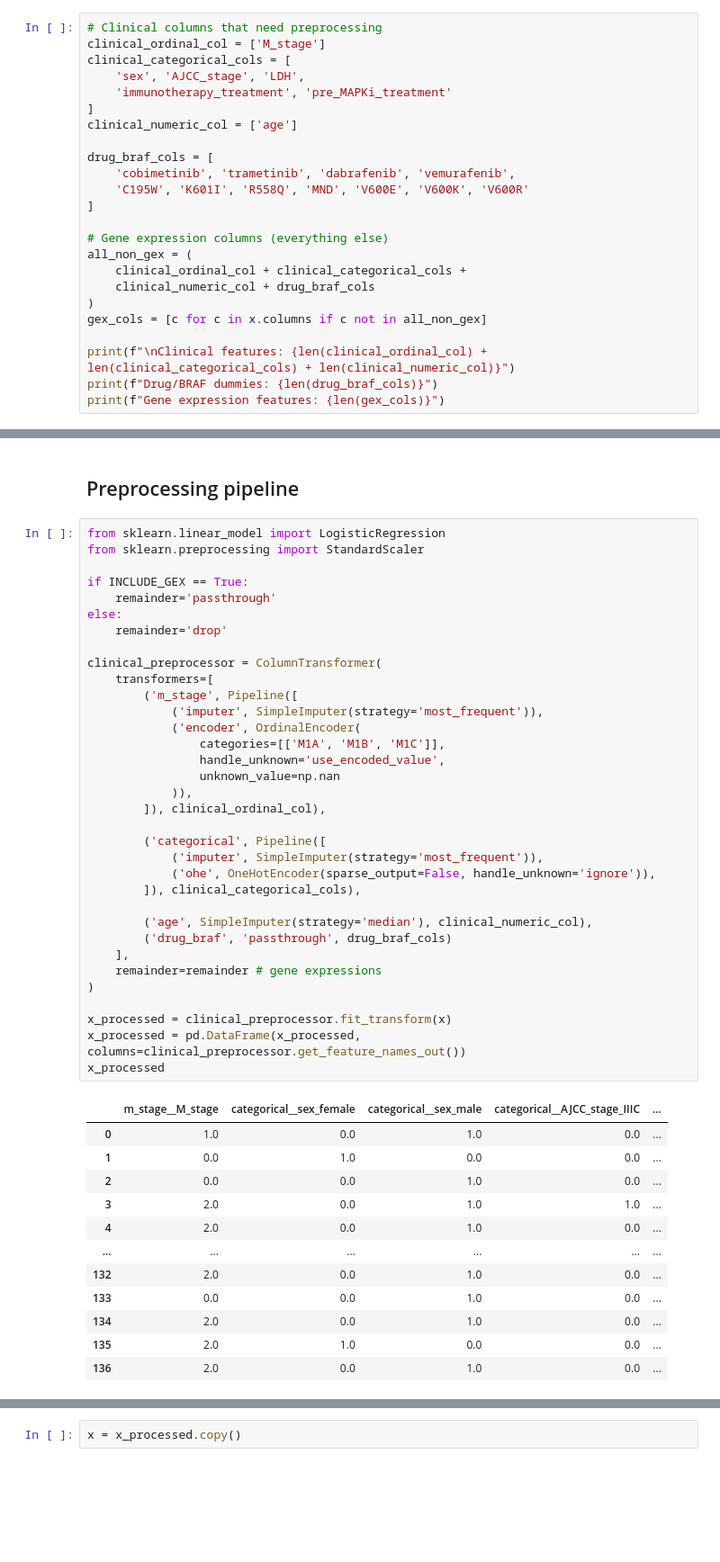
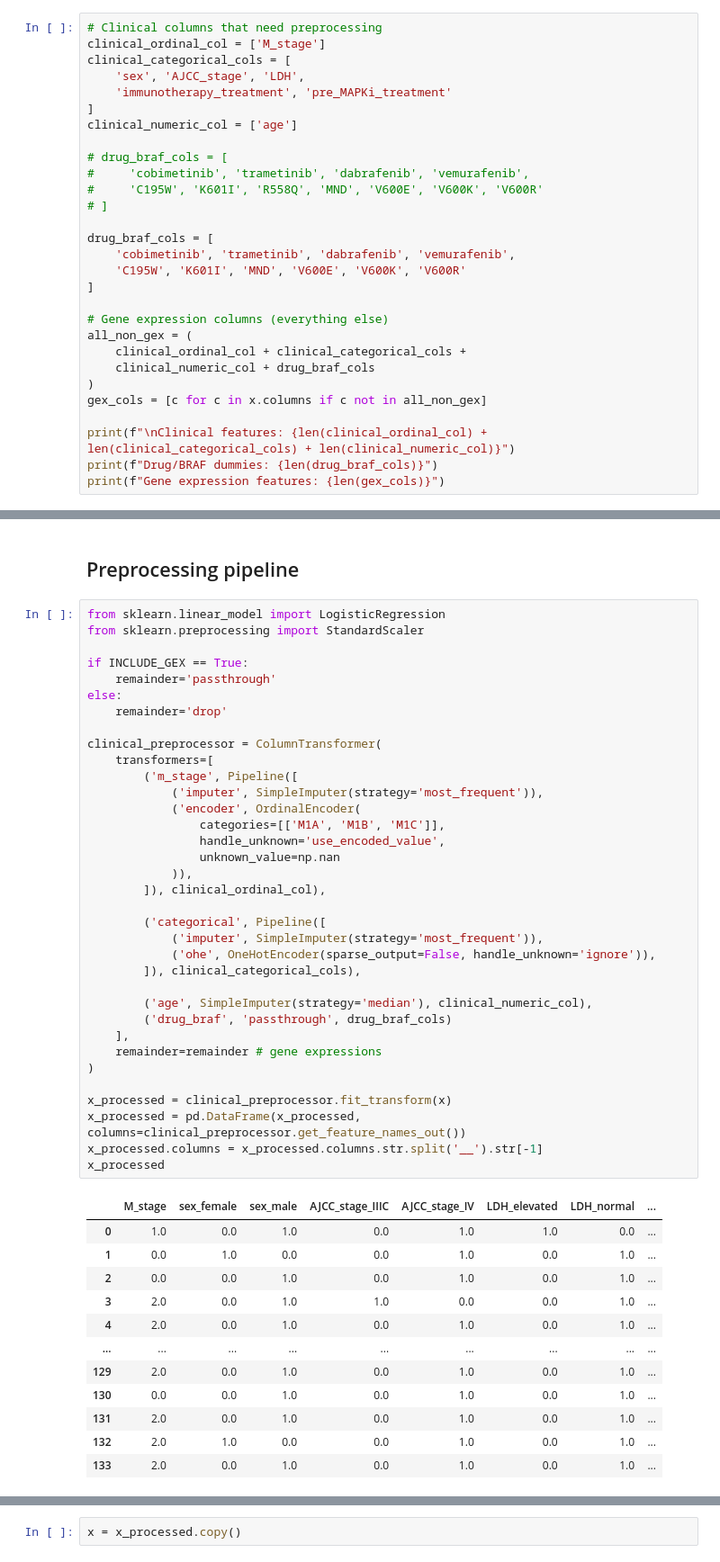
Before and after one commit to dinhhb/modeling_gene_expression, a Jupyter notebook: run-models/5_full_pipeline.ipynb, the cells around one changed output, grey strips where cells are left out. Shown at 90% size. Drawn from its saved outputs; the diff is of its cells as text; blank space fills up the shorter version.

```diff
--- a/run-models/5_full_pipeline.ipynb
+++ b/run-models/5_full_pipeline.ipynb
@@ -65,9 +65,14 @@ clinical_categorical_cols = [
 ]
 clinical_numeric_col = ['age']
 
+# drug_braf_cols = [
+#     'cobimetinib', 'trametinib', 'dabrafenib', 'vemurafenib',
+#     'C195W', 'K601I', 'R558Q', 'MND', 'V600E', 'V600K', 'V600R'
+# ]
+
 drug_braf_cols = [
     'cobimetinib', 'trametinib', 'dabrafenib', 'vemurafenib',
-    'C195W', 'K601I', 'R558Q', 'MND', 'V600E', 'V600K', 'V600R'
+    'C195W', 'K601I', 'MND', 'V600E', 'V600K', 'V600R'
 ]
 
 # Gene expression columns (everything else)
@@ -94,42 +119,43 @@ if INCLUDE_GEX == True:
     remainder='passthrough'
 else:
     remainder='drop'
 
 clinical_preprocessor = ColumnTransformer(
     transformers=[
         ('m_stage', Pipeline([
             ('imputer', SimpleImputer(strategy='most_frequent')),
             ('encoder', OrdinalEncoder(
                 categories=[['M1A', 'M1B', 'M1C']],
                 handle_unknown='use_encoded_value',
                 unknown_value=np.nan
             )),
         ]), clinical_ordinal_col),
 
         ('categorical', Pipeline([
             ('imputer', SimpleImputer(strategy='most_frequent')),
             ('ohe', OneHotEncoder(sparse_output=False, handle_unknown='ignore')),
         ]), clinical_categorical_cols),
 
         ('age', SimpleImputer(strategy='median'), clinical_numeric_col),
         ('drug_braf', 'passthrough', drug_braf_cols)
     ],
     remainder=remainder # gene expressions
 )
 
 x_processed = clinical_preprocessor.fit_transform(x)
 x_processed = pd.DataFrame(x_processed, columns=clinical_preprocessor.get_feature_names_out())
+x_processed.columns = x_processed.columns.str.split('__').str[-1]
 x_processed
 # %% [output]
-|  | m_stage__M_stage | categorical__sex_female | categorical__sex_male | categorical__AJCC_stage_IIIC | ... |
-| 0 | 1.0 | 0.0 | 1.0 | 0.0 | ... |
-| 1 | 0.0 | 1.0 | 0.0 | 0.0 | ... |
-| 2 | 0.0 | 0.0 | 1.0 | 0.0 | ... |
-| 3 | 2.0 | 0.0 | 1.0 | 1.0 | ... |
-| 4 | 2.0 | 0.0 | 1.0 | 0.0 | ... |
-| ... | ... | ... | ... | ... | ... |
-| 132 | 2.0 | 0.0 | 1.0 | 0.0 | ... |
-| 133 | 0.0 | 0.0 | 1.0 | 0.0 | ... |
-| 134 | 2.0 | 0.0 | 1.0 | 0.0 | ... |
-| 135 | 2.0 | 1.0 | 0.0 | 0.0 | ... |
-| 136 | 2.0 | 0.0 | 1.0 | 0.0 | ... |
+|  | M_stage | sex_female | sex_male | AJCC_stage_IIIC | AJCC_stage_IV | LDH_elevated | LDH_normal | ... |
+| 0 | 1.0 | 0.0 | 1.0 | 0.0 | 1.0 | 1.0 | 0.0 | ... |
+| 1 | 0.0 | 1.0 | 0.0 | 0.0 | 1.0 | 0.0 | 1.0 | ... |
+| 2 | 0.0 | 0.0 | 1.0 | 0.0 | 1.0 | 0.0 | 1.0 | ... |
+| 3 | 2.0 | 0.0 | 1.0 | 1.0 | 0.0 | 0.0 | 1.0 | ... |
+| 4 | 2.0 | 0.0 | 1.0 | 0.0 | 1.0 | 0.0 | 1.0 | ... |
+| ... | ... | ... | ... | ... | ... | ... | ... | ... |
+| 129 | 2.0 | 0.0 | 1.0 | 0.0 | 1.0 | 0.0 | 1.0 | ... |
+| 130 | 0.0 | 0.0 | 1.0 | 0.0 | 1.0 | 0.0 | 1.0 | ... |
+| 131 | 2.0 | 0.0 | 1.0 | 0.0 | 1.0 | 0.0 | 1.0 | ... |
+| 132 | 2.0 | 1.0 | 0.0 | 0.0 | 1.0 | 0.0 | 1.0 | ... |
+| 133 | 2.0 | 0.0 | 1.0 | 0.0 | 1.0 | 0.0 | 1.0 | ... |
```
Also changed, not shown: parts of 29 cells of this notebook, 12 other files.
